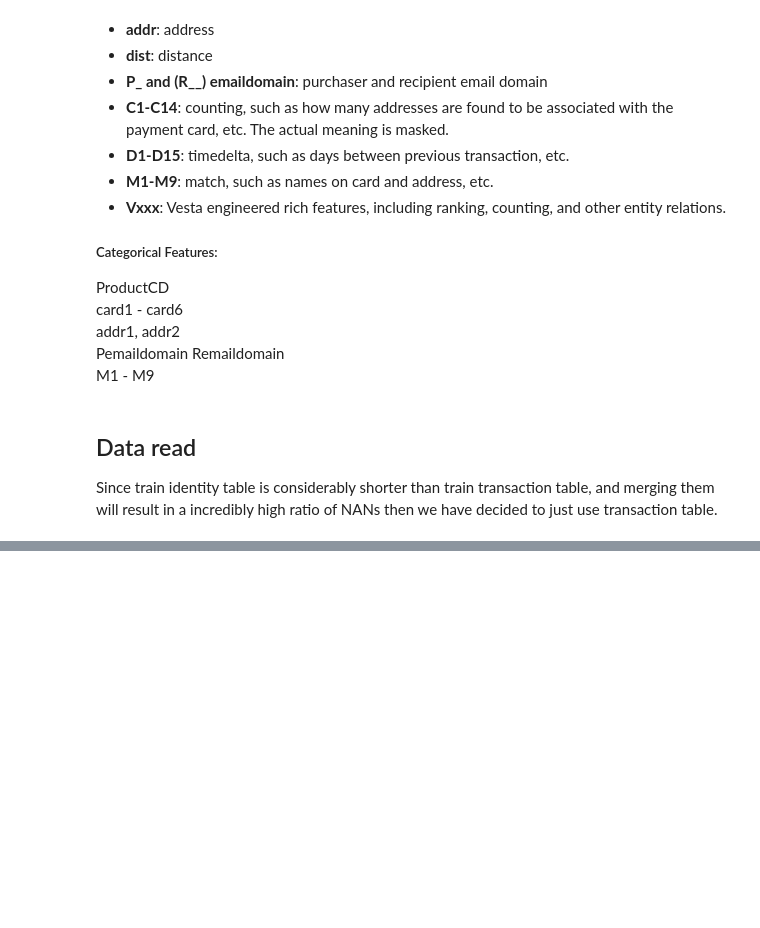
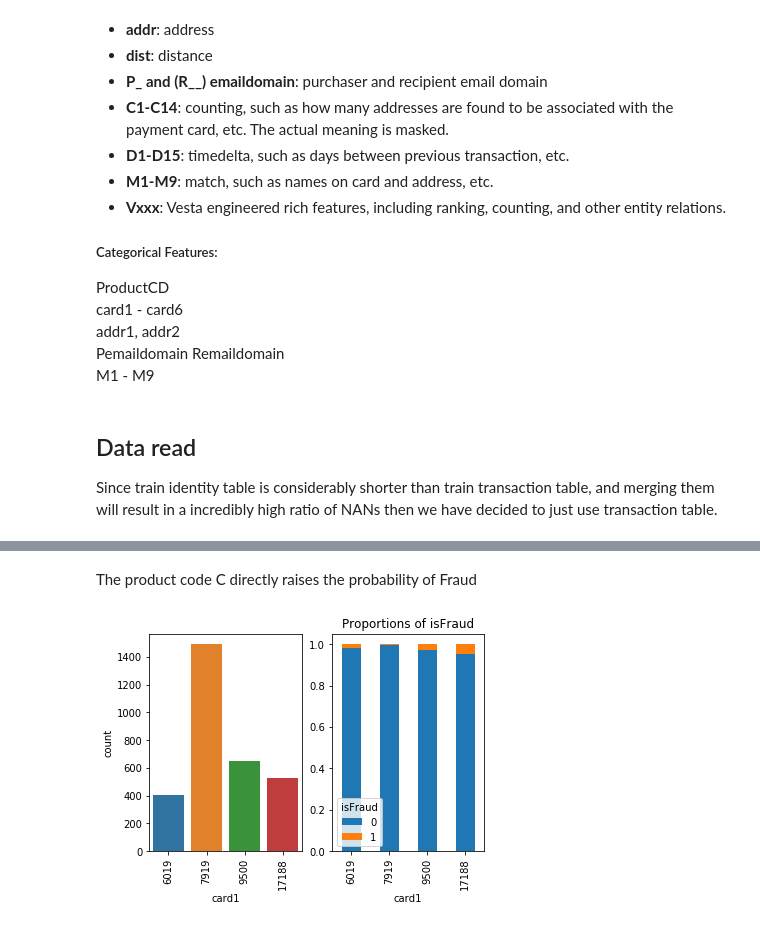
Before and after one commit to CamiVasz/aprendizaje-estadistico, a Jupyter notebook: ieee-fraud-detection/working/data_exploration.ipynb, the cells around one changed output, grey strips where cells are left out. Saved outputs shown, nothing was run; the diff lists cells and outputs as text; code cells hidden in the pictures; blank space fills up the shorter version.

```diff
--- a/ieee-fraud-detection/working/data_exploration.ipynb
+++ b/ieee-fraud-detection/working/data_exploration.ipynb
@@ -187,0 +203,6 @@ train.groupby(['card1'])['D15'].transform('mean')
+# %% [markdown]
+The product code C directly raises the probability of Fraud
+# %%
+fig = plot_counts_and_proportion(train_transaction, x="card1", hue="isFraud")
+# %% [output]
+[figure, added]
```
Also changed, not shown: parts of 50 cells of this notebook, 1 other file.
